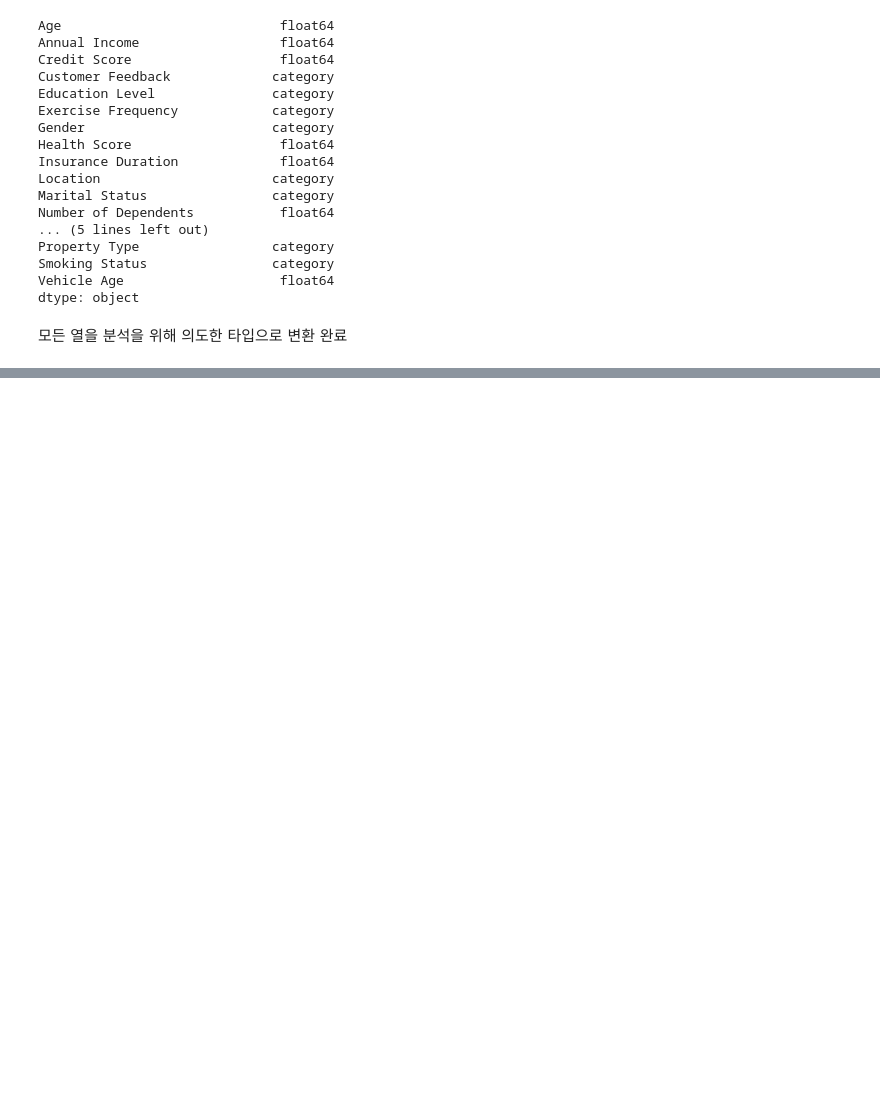
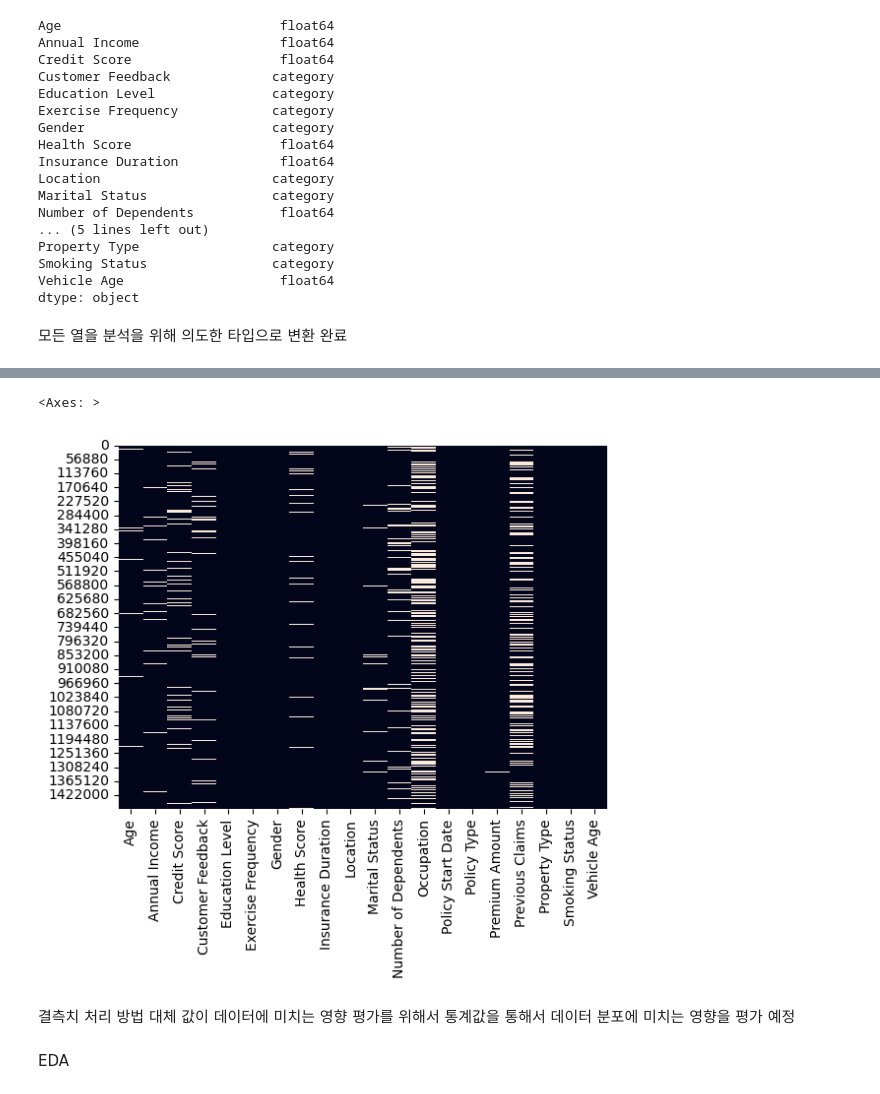
Before and after one commit to hyungijung/Project, a Jupyter notebook: Regression with an Insurance Dataset.ipynb, the cells around one changed output, grey strips where cells are left out. Saved outputs shown, nothing was run; the diff lists cells and outputs as text; code cells hidden in the pictures; blank space fills up the shorter version.

```diff
--- a/Regression with an Insurance Dataset.ipynb
+++ b/Regression with an Insurance Dataset.ipynb
@@ -570,0 +644,10 @@ dtype: object
+# %%
+sns.heatmap(frame.isnull(), cbar=False)
+# %% [output]
+<Axes: >
+[figure, added]
+# %% [markdown]
+결측치 처리 방법
+대체 값이 데이터에 미치는 영향 평가를 위해서 통계값을 통해서 데이터 분포에 미치는 영향을 평가 예정
+# %% [markdown]
+EDA
```
Also changed, not shown: parts of 8 cells of this notebook.
